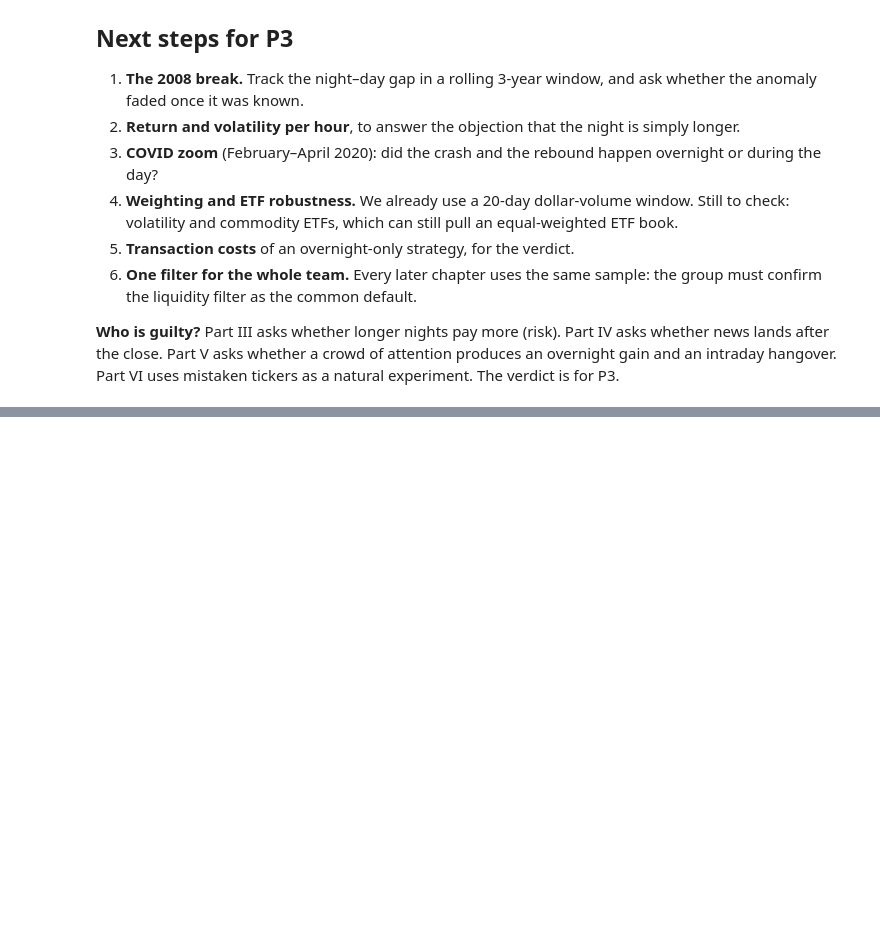
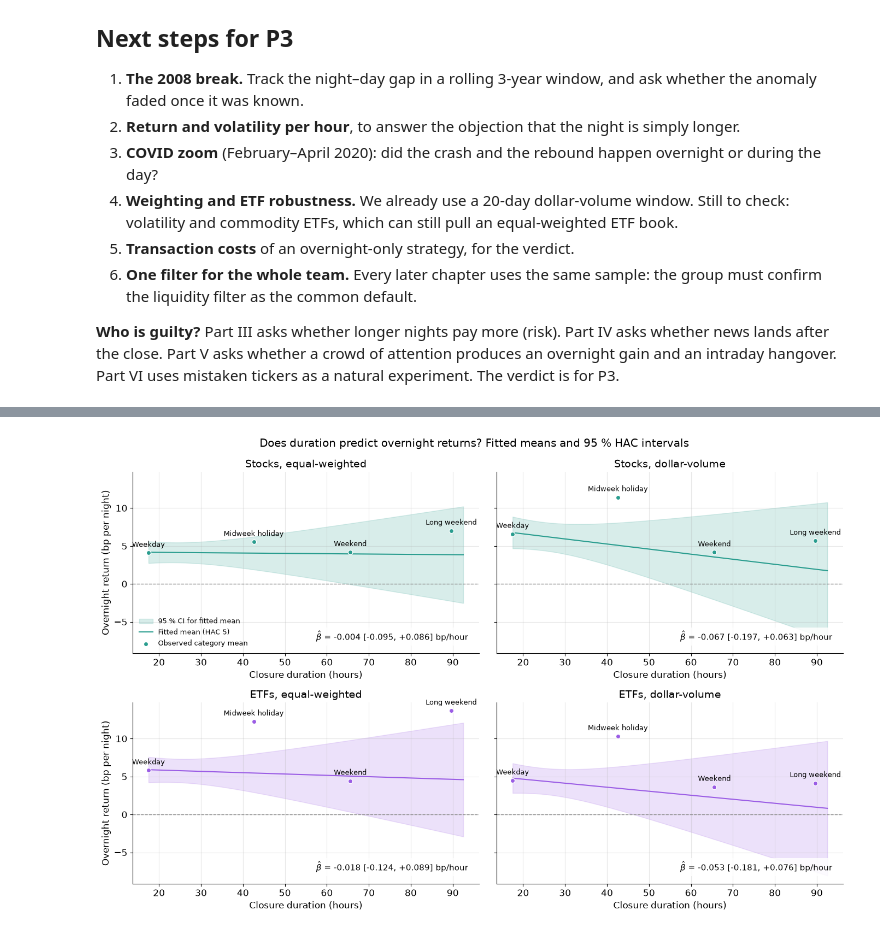
Before and after one commit to theanalysts-ada/Project_ADA_Stock_Markets_TheAnalysts, a Jupyter notebook: results.ipynb, the cells around one changed output, grey strips where cells are left out. Cells and saved outputs as stored; diff of their text form; code cells hidden in the pictures; blank space fills up the shorter version.

```diff
--- a/results.ipynb
+++ b/results.ipynb
@@ -569,0 +672,5 @@ block_bootstrap_ci(ew["r_night"] - ew["r_day"])
+# %%
+risk_predictions = duration_predictions(risk)
+fig = plot_duration_predictions(risk_predictions, risk_summaries)
+# %% [output]
+[figure, added]
```
Also changed, not shown: parts of 43 cells of this notebook.
